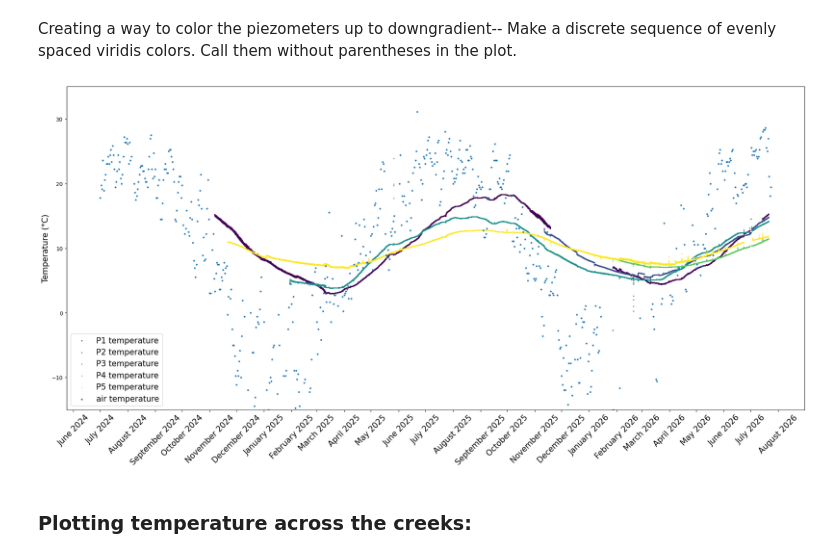
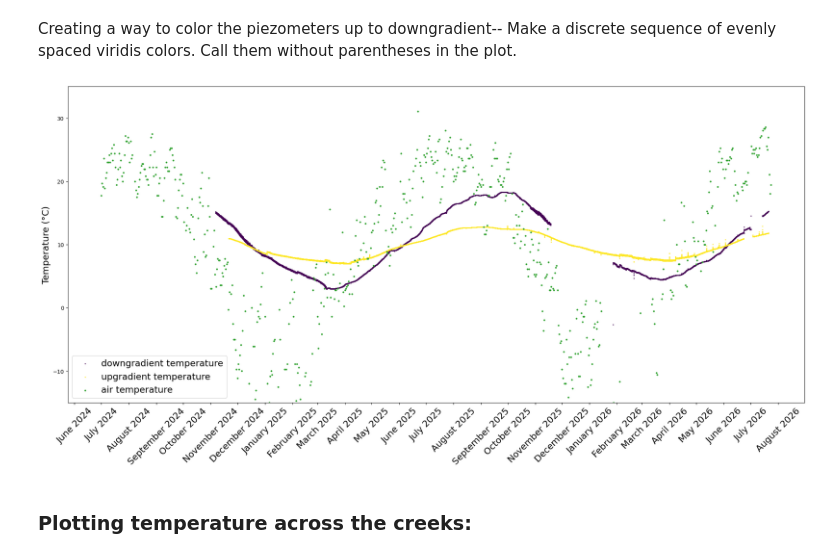
Before and after one commit to sauron-245/summer_26, a Jupyter notebook: summer 2026/AllWells.ipynb, the cells around one changed output. Saved outputs shown, nothing was run; the diff lists cells and outputs as text; code cells hidden in the pictures.

```diff
--- a/summer 2026/AllWells.ipynb
+++ b/summer 2026/AllWells.ipynb
@@ -267,33 +267,34 @@ five = viridis(1.0)
 # %%
 
 fig, ax = plt.subplots(layout='constrained', figsize=(20, 10))
-ax.scatter(P1hobodf.index, P1hobodf.FilteredTemp, s = 1, color = one, label = 'P1 temperature')
-ax.scatter(P2hobodf.index, P2hobodf.FilteredTemp, s = 1, color = two, label = 'P2 temperature')
-ax.scatter(P3hobodf.index, P3hobodf.FilteredTemp, s = 1, color = three, label = 'P3 temperature')
-ax.scatter(P4hobodf.index, P4hobodf.FilteredTemp, s = 1, color = four, label = 'P4 temperature')
-ax.scatter(P5hobodf.index, P5hobodf.FilteredTemp, s = 1, color = five, label = 'P5 temperature')
+ax.scatter(P1hobodf.index, P1hobodf.FilteredTemp, s = 1, color = one, label = 'downgradient temperature')
+# ax.scatter(P2hobodf.index, P2hobodf.FilteredTemp, s = 1, color = two, label = 'P2 temperature')
+# ax.scatter(P3hobodf.index, P3hobodf.FilteredTemp, s = 1, color = three, label = 'P3 temperature')
+# ax.scatter(P4hobodf.index, P4hobodf.FilteredTemp, s = 1, color = four, label = 'P4 temperature')
+ax.scatter(P5hobodf.index, P5hobodf.FilteredTemp, s = 1, color = five, label = 'upgradient temperature')
 
-ax.scatter(weatherdf.Date, weatherdf.MeanTempC, s = 5, label = 'air temperature')
+ax.scatter(weatherdf.Date, weatherdf.MeanTempC, s = 5, color='tab:green', label = 'air temperature')
 
 ax.xaxis.set_major_locator(mdates.MonthLocator())
 ax.xaxis.set_major_formatter(mdates.DateFormatter('%B %Y'))
-plt.xticks(rotation=45, fontsize = 15)
+plt.xticks(rotation=45, fontsize = 17)
 
 # plt.xlabel('date', fontsize = 15)
-plt.ylabel('Temperature (°C)', fontsize = 15)
+plt.ylabel('Temperature (°C)', fontsize = 17)
 plt.ylim((-15, 35))
 # plt.xlim((pd.to_datetime("2025-10"), pd.to_datetime("2026-06")))
 
 
 
 #plt.legend(bbox_to_anchor=(1.05, 0.5), loc="center left")
-ax.legend(loc="lower left", fontsize = 15)
+ax.legend(loc="lower left", fontsize = 17)
 # fig.legend(loc='outside upper right')
 #ax.legend(handles = [hobo, temptb, tempbb, tempta, tempba], labels = ["HOBO continuous data", "field data at top before pumping", "field data at bottom before pumping", "field data at top after pumping", "field data at bottom after pumping"])
 
+plt.savefig('UpDowngradientFig.png', dpi=300, bbox_inches='tight')
 plt.show()
 # %% [output]
-[figure, old version]
+[figure, new version]
 # %% [markdown]
 ### Plotting temperature across the creeks:
 # %%
```
Also changed, not shown: parts of 3 cells of this notebook, 10 other files.
